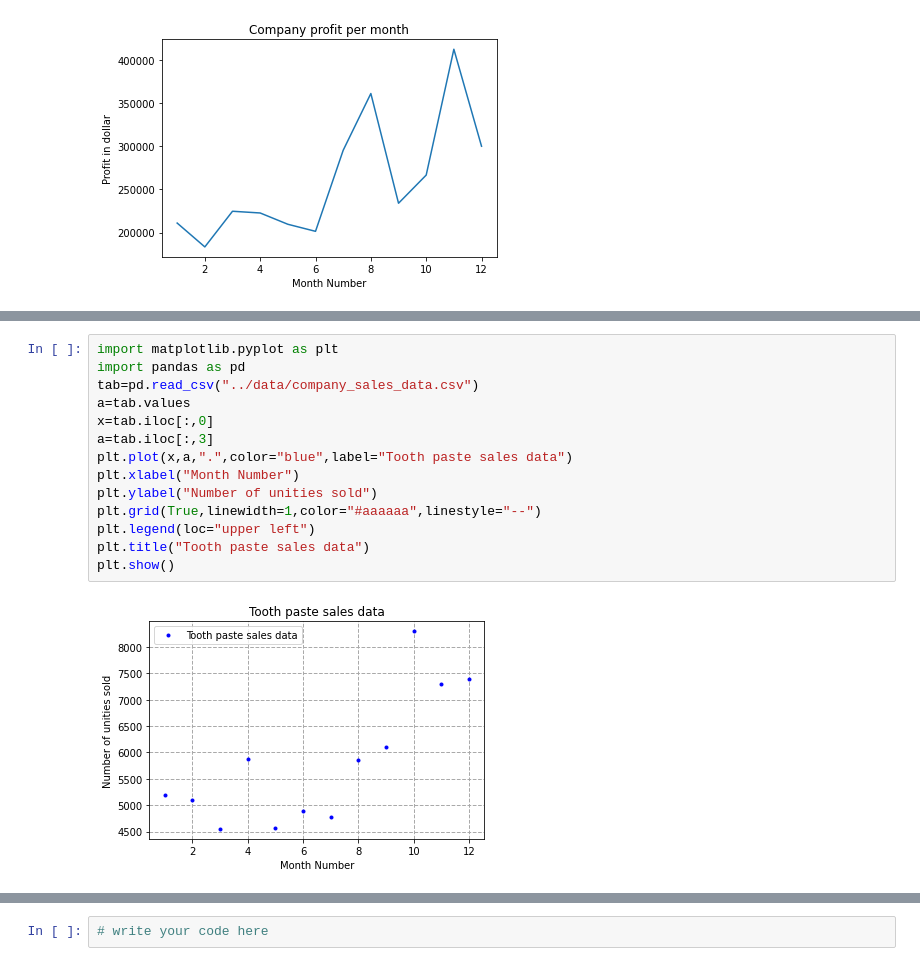
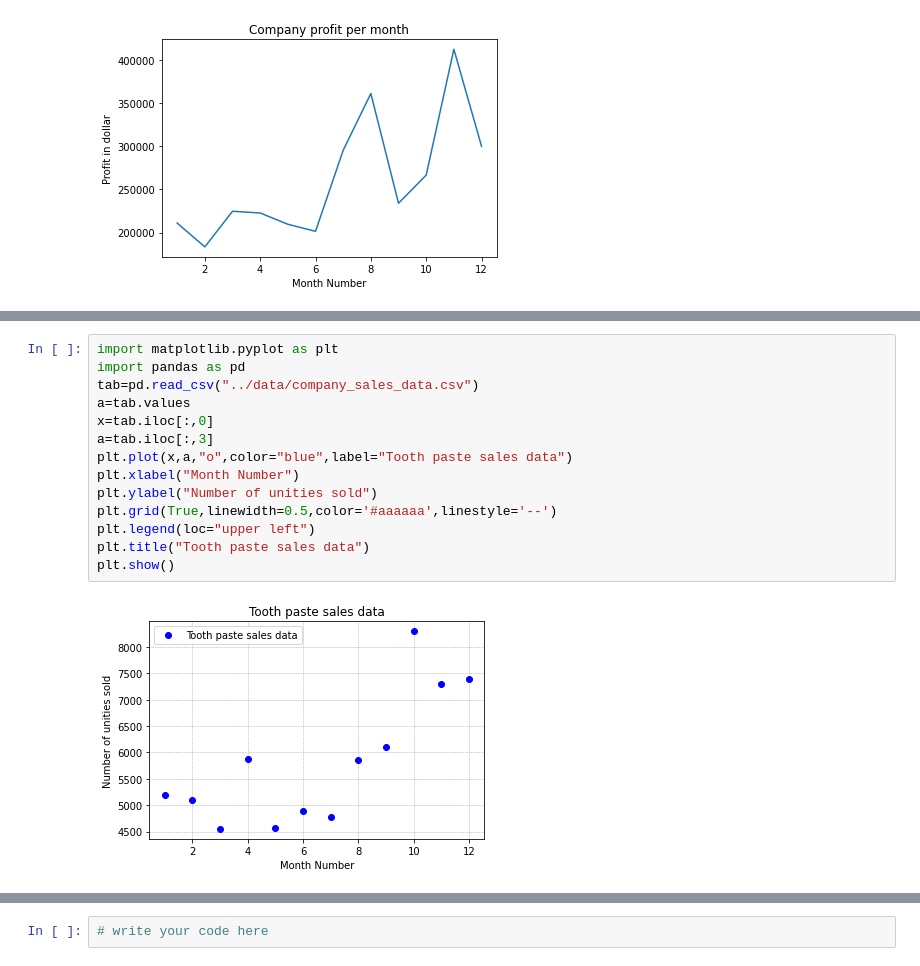
Before and after one commit to momodiagne/AlgorithmicUsingPython, a Jupyter notebook: day06/assignments/01-matplotlib_basic_assignment.ipynb, the cells around one changed output, grey strips where cells are left out. Saved outputs shown, nothing was run; the diff lists cells and outputs as text.

```diff
--- a/day06/assignments/01-matplotlib_basic_assignment.ipynb
+++ b/day06/assignments/01-matplotlib_basic_assignment.ipynb
@@ -117,19 +116,19 @@ Also, add a grid in the plot. gridline style should “–“.
 # %%
 import matplotlib.pyplot as plt
 import pandas as pd
 tab=pd.read_csv("../data/company_sales_data.csv")
 a=tab.values
 x=tab.iloc[:,0]
 a=tab.iloc[:,3]
-plt.plot(x,a,".",color="blue",label="Tooth paste sales data")
+plt.plot(x,a,"o",color="blue",label="Tooth paste sales data")
 plt.xlabel("Month Number")
 plt.ylabel("Number of unities sold")
-plt.grid(True,linewidth=1,color="#aaaaaa",linestyle="--")
+plt.grid(True,linewidth=0.5,color='#aaaaaa',linestyle='--')
 plt.legend(loc="upper left")
 plt.title("Tooth paste sales data")
 plt.show()
 # %% [output]
-[figure, old version]
+[figure, new version]
 # %% [markdown]
 ## Exercise 5
 **Read face cream and facewash product sales data and show it using the bar chart**
```
Also changed, not shown: parts of 7 cells of this notebook, 1 other file.
